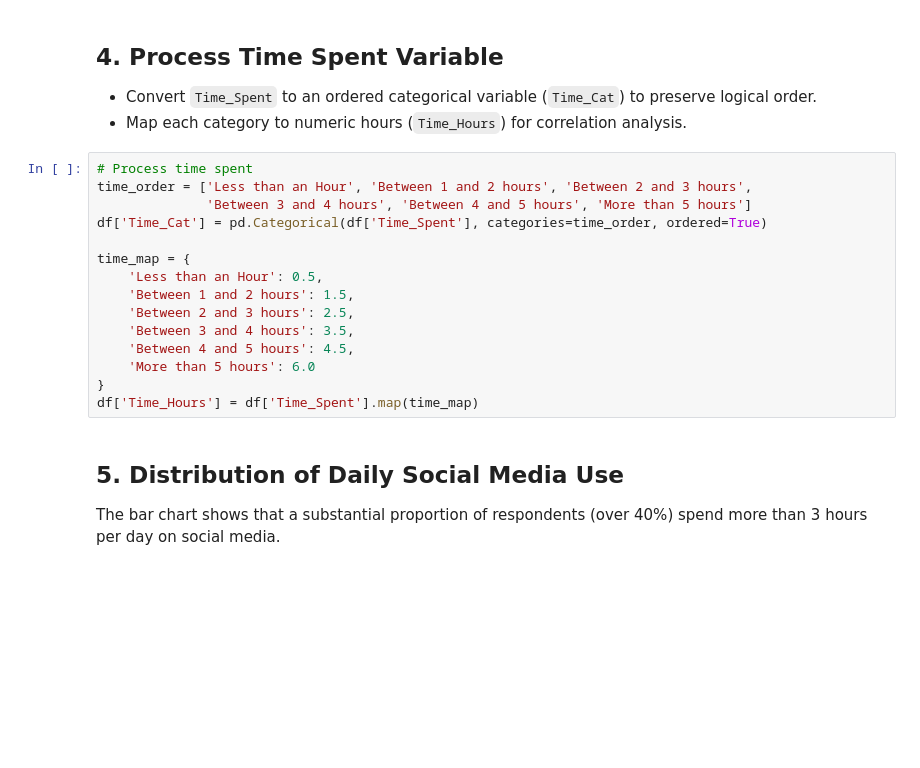
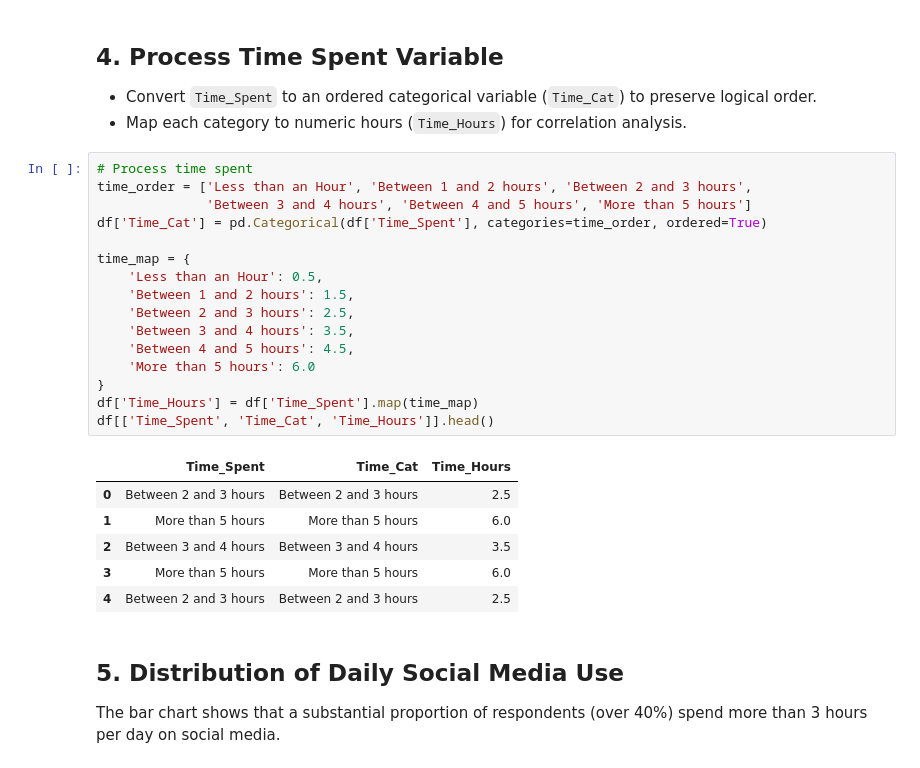
Before and after one commit to mxb8tb9nz2-cmyk/Social-Media-Mental-Health-Analysis, a Jupyter notebook: social_media_analysis.ipynb, the cells around one changed output. Drawn from its saved outputs; the diff is of its cells as text; blank space fills up the shorter version.

```diff
--- a/social_media_analysis.ipynb
+++ b/social_media_analysis.ipynb
@@ -78,18 +89,26 @@ After cleaning shape: (478, 8)
 # %%
 # Process time spent
 time_order = ['Less than an Hour', 'Between 1 and 2 hours', 'Between 2 and 3 hours',
               'Between 3 and 4 hours', 'Between 4 and 5 hours', 'More than 5 hours']
 df['Time_Cat'] = pd.Categorical(df['Time_Spent'], categories=time_order, ordered=True)
 
 time_map = {
     'Less than an Hour': 0.5,
     'Between 1 and 2 hours': 1.5,
     'Between 2 and 3 hours': 2.5,
     'Between 3 and 4 hours': 3.5,
     'Between 4 and 5 hours': 4.5,
     'More than 5 hours': 6.0
 }
 df['Time_Hours'] = df['Time_Spent'].map(time_map)
+df[['Time_Spent', 'Time_Cat', 'Time_Hours']].head()
+# %% [output]
+|  | Time_Spent | Time_Cat | Time_Hours |
+| 0 | Between 2 and 3 hours | Between 2 and 3 hours | 2.5 |
+| 1 | More than 5 hours | More than 5 hours | 6.0 |
+| 2 | Between 3 and 4 hours | Between 3 and 4 hours | 3.5 |
+| 3 | More than 5 hours | More than 5 hours | 6.0 |
+| 4 | Between 2 and 3 hours | Between 2 and 3 hours | 2.5 |
 # %% [markdown]
 ## 5. Distribution of Daily Social Media Use
 The bar chart shows that a substantial proportion of respondents (over 40%) spend more than 3 hours per day on social media.
```
Also changed, not shown: parts of 2 cells of this notebook.
